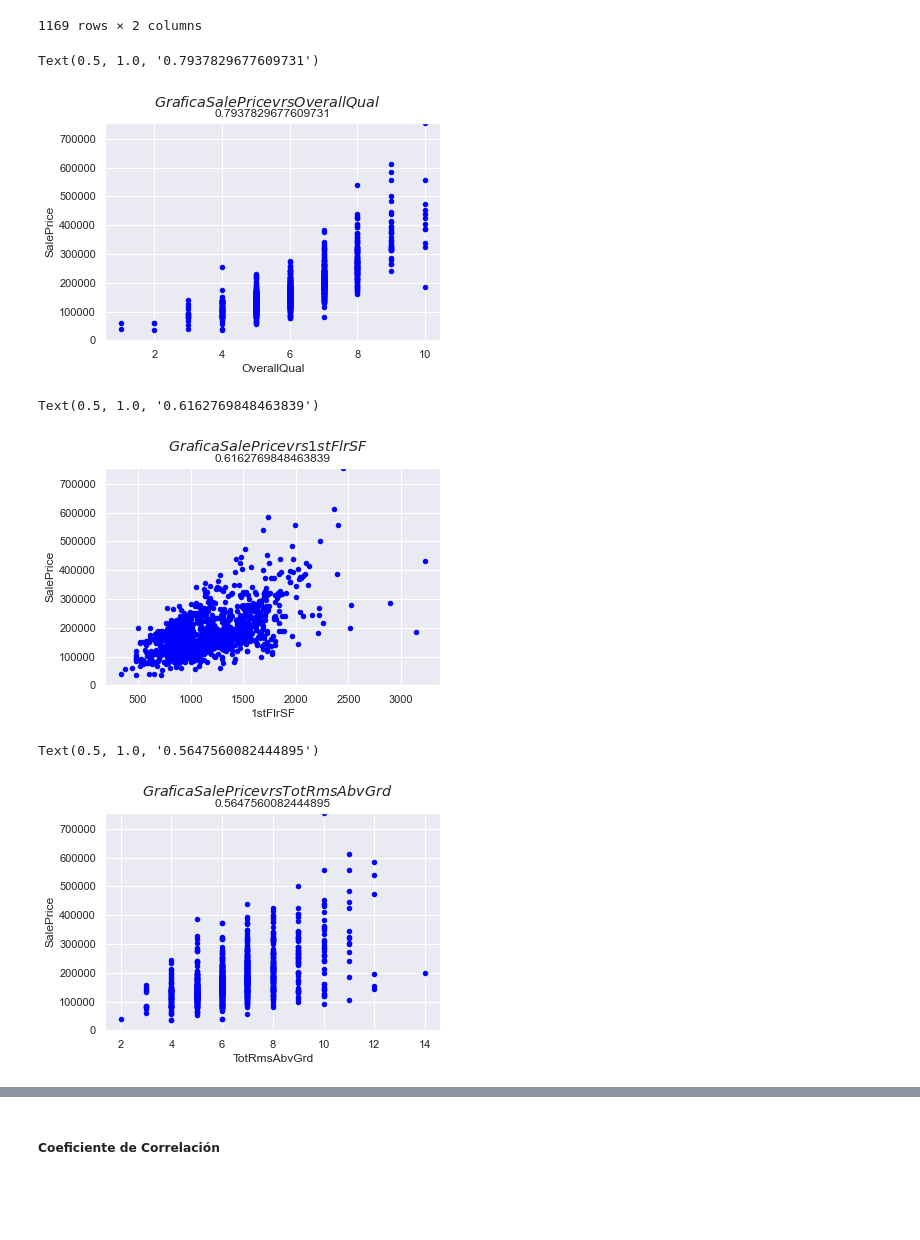
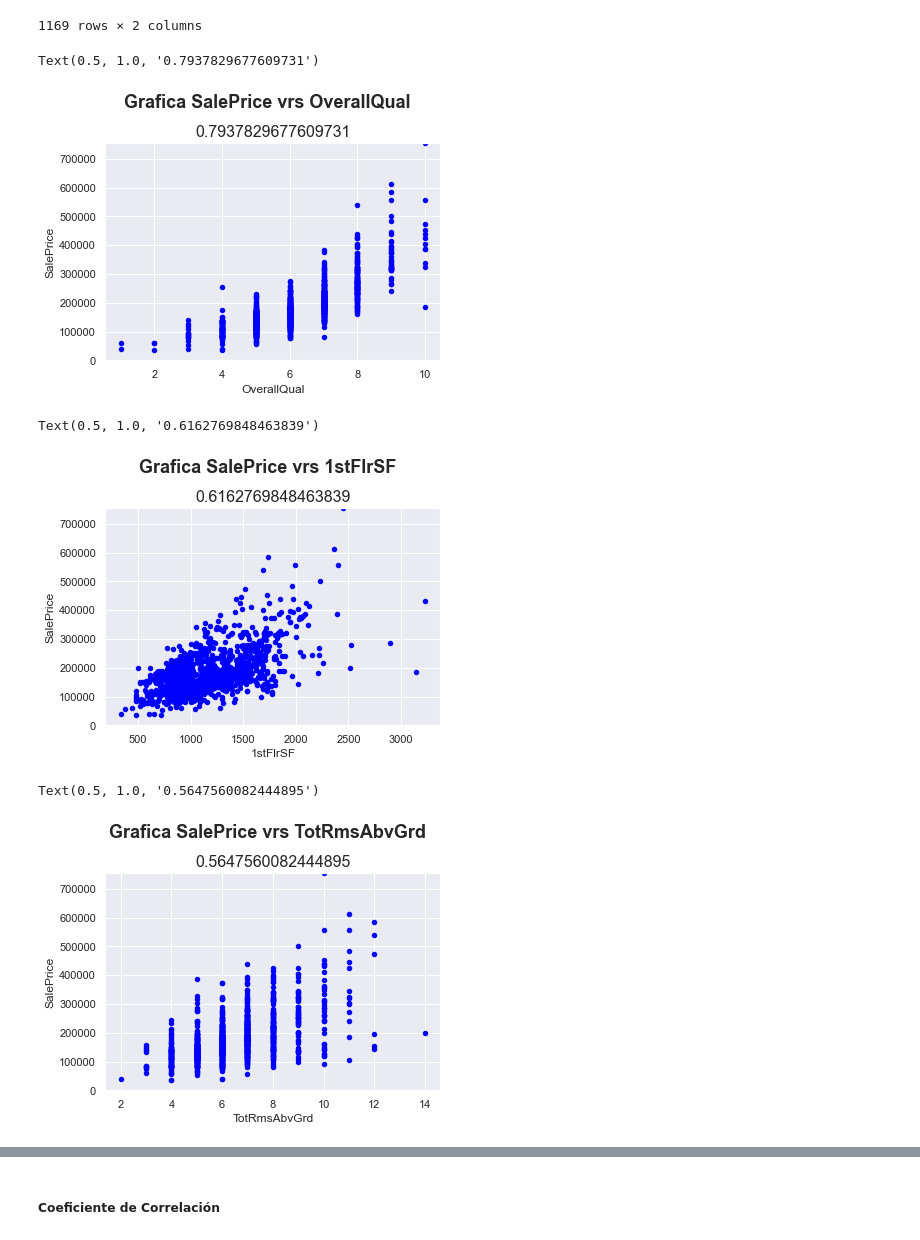
Before and after one commit to efunezs202/Galileo_EFS, a Jupyter notebook: ProyectoFinalEFS20032042.ipynb, the cells around one changed output, grey strips where cells are left out. Drawn from its saved outputs; the diff is of its cells as text; code cells hidden in the pictures; blank space fills up the shorter version.

```diff
--- a/ProyectoFinalEFS20032042.ipynb
+++ b/ProyectoFinalEFS20032042.ipynb
@@ -320,13 +310,16 @@ SalePrice_OverallQual
 # %%
 Correlacion1 = np.corrcoef(df_datos_entrenamiento["SalePrice"],df_datos_entrenamiento["OverallQual"])
 SalePrice_OverallQual.plot.scatter(x='OverallQual', y='SalePrice', ylim=(0,755000), color='Blue');
 ## Se coloca como ylim 755000 porque es el valor maximo del set de entrenamiento
 #plt.title("Grafica SalePrice vrs OverallQual")
-plt.suptitle('$\it{Grafica SalePrice vrs OverallQual}$')
-plt.title(Correlacion[0,1])
+#plt.suptitle('$\it{Grafica SalePrice vrs OverallQual}$', fontsize = 12)
+#plt.title(Correlacion[0,1], fontsize = 12)
+#plt.suptitle('$\it{Grafica SalePrice vrs OverallQual}$', y=1.05, fontsize=18)
+plt.suptitle('Grafica SalePrice vrs OverallQual', size = 18, y=1.05, fontweight='bold')
+plt.title(Correlacion1[0,1], fontsize=16)
 # %% [output]
 Text(0.5, 1.0, '0.7937829677609731')
-[figure, old version]
+[figure, new version]
 # %%
 SalePrice_1stFlrSF = pd.concat([df_datos_entrenamiento['SalePrice'], df_datos_entrenamiento['1stFlrSF']], axis=1)
 # %%
@@ -334,22 +327,28 @@ Correlacion2 = np.corrcoef(df_datos_entrenamiento["SalePrice"],df_datos_entrenam
 SalePrice_1stFlrSF.plot.scatter(x='1stFlrSF', y='SalePrice', ylim=(0,755000), color='Blue');
 ## Se coloca como ylim 755000 porque es el valor maximo del set de entrenamiento
 #plt.title("Grafica SalePrice vrs 1stFlrSF")
-plt.suptitle('$\it{Grafica SalePrice vrs 1stFlrSF}$')
-plt.title(Correlacion2[0,1])
+#plt.suptitle('$\it{Grafica SalePrice vrs 1stFlrSF}$', fontsize = 12)
+#plt.title(Correlacion2[0,1], fontsize = 12)
+#plt.suptitle('$\it{Grafica SalePrice vrs 1stFlrSF}$', y=1.05, fontsize=18)
+plt.suptitle('Grafica SalePrice vrs 1stFlrSF', size = 18, y=1.05, fontweight='bold')
+plt.title(Correlacion2[0,1], fontsize=16)
 # %% [output]
 Text(0.5, 1.0, '0.6162769848463839')
-[figure, old version]
+[figure, new version]
 # %%
 Correlacion3 = np.corrcoef(df_datos_entrenamiento["SalePrice"],df_datos_entrenamiento["TotRmsAbvGrd"])
 SalePrice_TotRmsAbvGrd = pd.concat([df_datos_entrenamiento['SalePrice'], df_datos_entrenamiento['TotRmsAbvGrd']], axis=1)
 SalePrice_TotRmsAbvGrd.plot.scatter(x='TotRmsAbvGrd', y='SalePrice', ylim=(0,755000), color='Blue');
 ## Se coloca como ylim 755000 porque es el valor maximo del set de entrenamiento
 #plt.title("Grafica SalePrice vrs TotRmsAbvGrd")
-plt.suptitle('$\it{Grafica SalePrice vrs TotRmsAbvGrd}$')
-plt.title(Correlacion3[0,1])
+#plt.suptitle('$\it{Grafica SalePrice vrs TotRmsAbvGrd}$', fontsize = 12)
+#plt.title(Correlacion3[0,1], fontsize = 12)
+#plt.suptitle('$\it{Grafica SalePrice vrs TotRmsAbvGrd}$', y=1.05, fontsize=18)
+plt.suptitle('Grafica SalePrice vrs TotRmsAbvGrd', size = 18, y=1.05, fontweight='bold')
+plt.title(Correlacion3[0,1], fontsize=16)
 # %% [output]
 Text(0.5, 1.0, '0.5647560082444895')
-[figure, old version]
+[figure, new version]
 # %%
 Correlacion4 = np.corrcoef(df_datos_entrenamiento["SalePrice"],df_datos_entrenamiento["YearBuilt"])
 SalePrice_YearBuilt = pd.concat([df_datos_entrenamiento['SalePrice'], df_datos_entrenamiento['YearBuilt']], axis=1)
```
Also changed, not shown: parts of 67 cells of this notebook.
